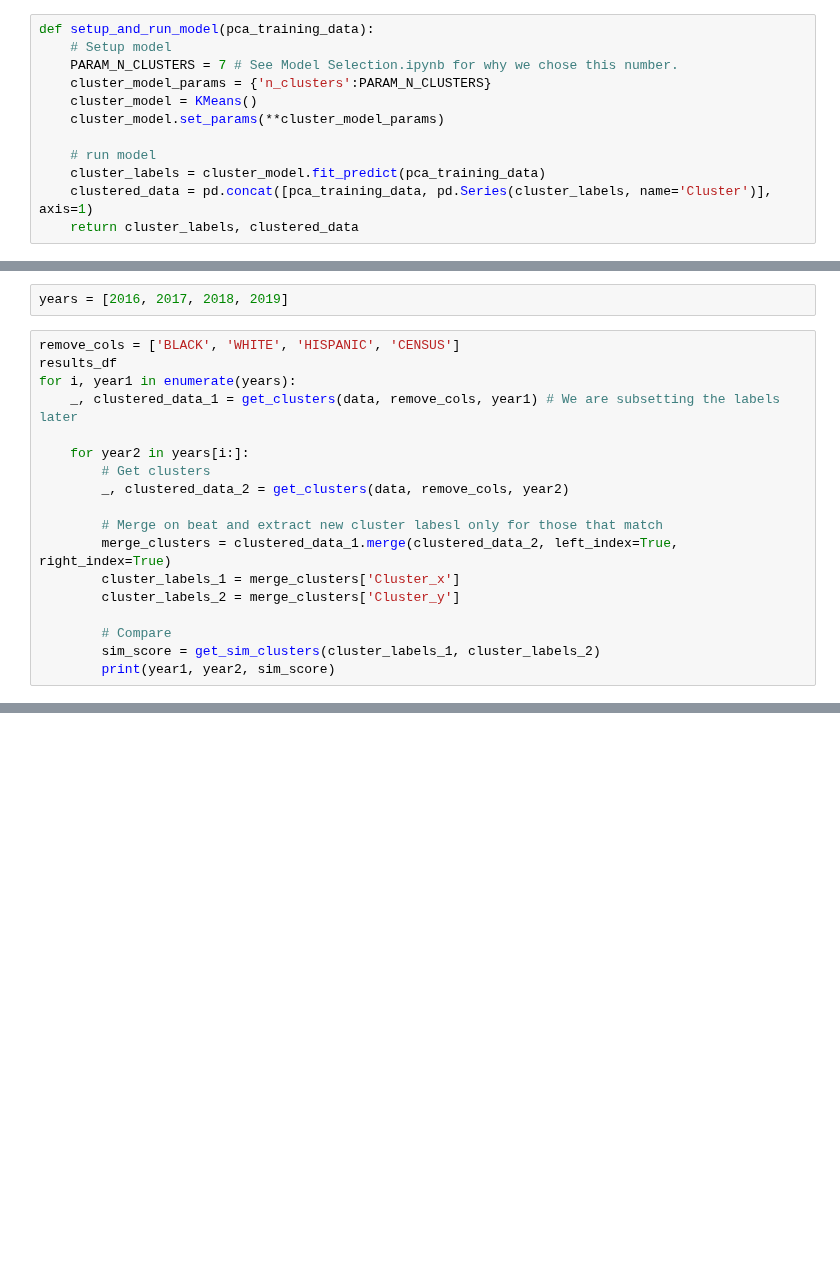
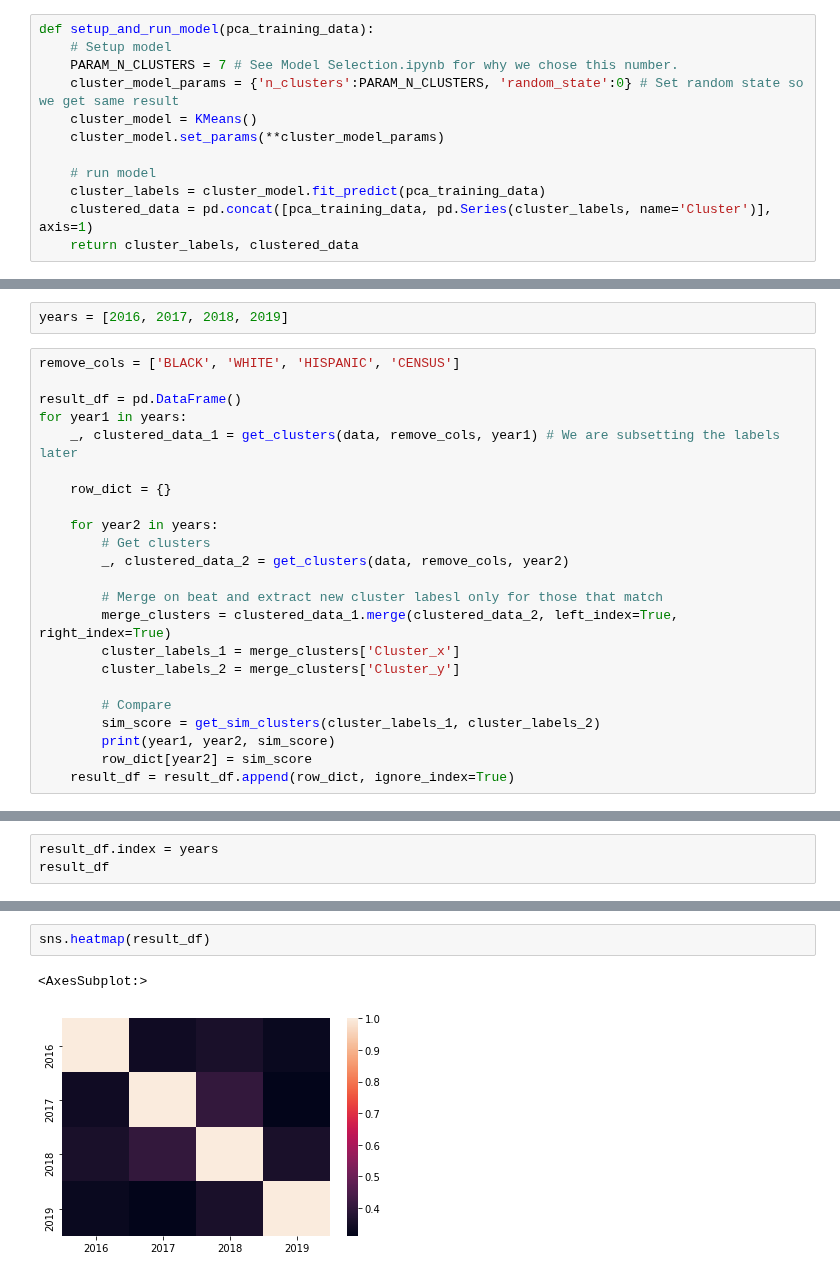
Before and after one commit to colevfrank/254_ML_IL_Crime, a Jupyter notebook: clustering/Comparison Template Notebook.ipynb, the cells around one changed output, grey strips where cells are left out. Saved outputs shown, nothing was run; the diff lists cells and outputs as text; blank space fills up the shorter version.

```diff
--- a/clustering/Comparison Template Notebook.ipynb
+++ b/clustering/Comparison Template Notebook.ipynb
@@ -150,7 +150,7 @@ def pre_process(training_data):
 def setup_and_run_model(pca_training_data):
     # Setup model
     PARAM_N_CLUSTERS = 7 # See Model Selection.ipynb for why we chose this number.
-    cluster_model_params = {'n_clusters':PARAM_N_CLUSTERS}
+    cluster_model_params = {'n_clusters':PARAM_N_CLUSTERS, 'random_state':0} # Set random state so we get same result
     cluster_model = KMeans()
     cluster_model.set_params(**cluster_model_params)
 
@@ -196,11 +196,14 @@ def get_sim_clusters(labels1, labels2):
 years = [2016, 2017, 2018, 2019]
 # %%
 remove_cols = ['BLACK', 'WHITE', 'HISPANIC', 'CENSUS']
-results_df
-for i, year1 in enumerate(years):
+
+result_df = pd.DataFrame()
+for year1 in years:
     _, clustered_data_1 = get_clusters(data, remove_cols, year1) # We are subsetting the labels later
 
-    for year2 in years[i:]:
+    row_dict = {}
+
+    for year2 in years:
         # Get clusters
         _, clustered_data_2 = get_clusters(data, remove_cols, year2)
 
@@ -212,4 +215,6 @@ for i, year1 in enumerate(years):
         # Compare
         sim_score = get_sim_clusters(cluster_labels_1, cluster_labels_2)
         print(year1, year2, sim_score)
+        row_dict[year2] = sim_score
+    result_df = result_df.append(row_dict, ignore_index=True)
 # %% [output]
@@ -225,0 +237,3 @@ for i, year1 in enumerate(years):
+# %%
+result_df.index = years
+result_df
@@ -225,0 +246,5 @@ for i, year1 in enumerate(years):
+# %%
+sns.heatmap(result_df)
+# %% [output]
+<AxesSubplot:>
+[figure, added]
```
Also changed, not shown: parts of 5 cells of this notebook.
